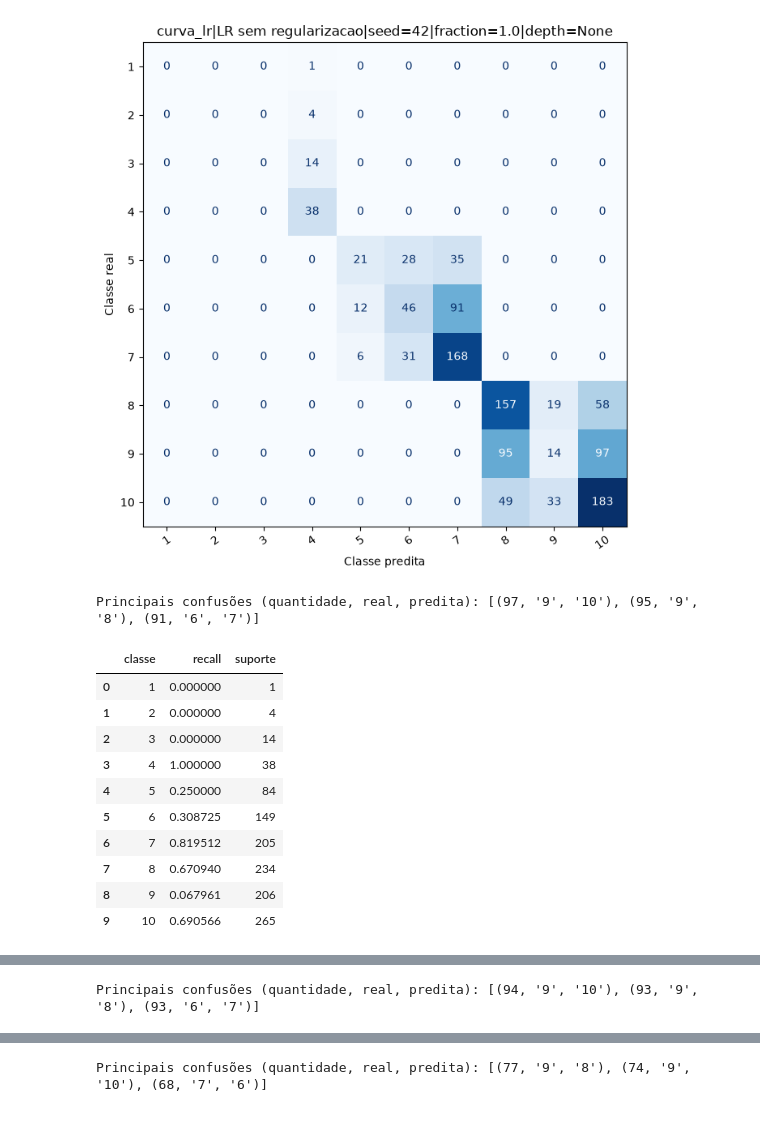
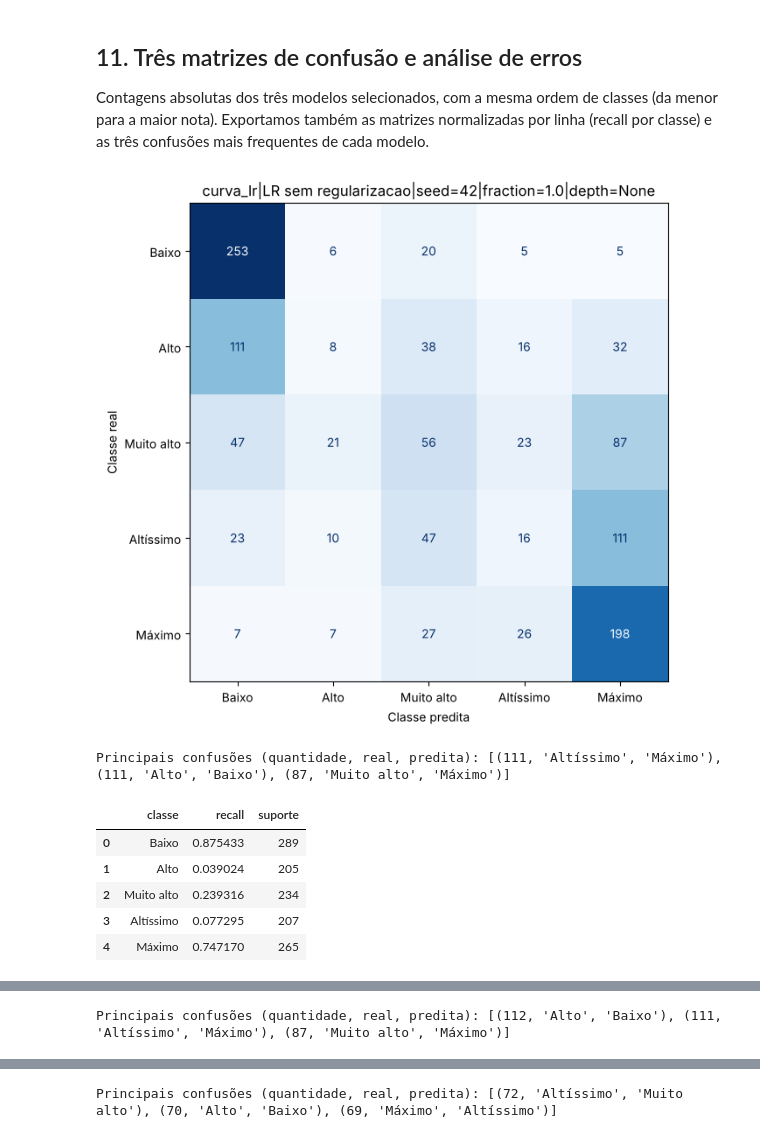
Before and after one commit to SoImRayh/TL_AI-MachineLearning, a Jupyter notebook: notebooks/Gta6ClassificacaoTrabalho.ipynb, the cells around one changed output, grey strips where cells are left out. Saved outputs shown, nothing was run; the diff lists cells and outputs as text; code cells hidden in the pictures.

```diff
--- a/notebooks/Gta6ClassificacaoTrabalho.ipynb
+++ b/notebooks/Gta6ClassificacaoTrabalho.ipynb
@@ -142,0 +130,9 @@ Respostas duplicadas sem ID: 0
+# %%
+leak = pd.crosstab(df[NOTA], df.overall_sentiment)
+display(leak)
+# Cada nota tem um único sentimento -> o sentimento é determinado pela nota.
+assert (leak.gt(0).sum(axis=1) == 1).all()
+# Nenhum outro atributo categórico tem essa propriedade.
+for column in df.select_dtypes(exclude='number').columns.drop('overall_sentiment'):
+    assert not (pd.crosstab(df[NOTA], df[column]).gt(0).sum(axis=1) == 1).all(), column
+leak.to_csv(OUT / 'vazamento_overall_sentiment.csv')
@@ -142,0 +166,24 @@ Respostas duplicadas sem ID: 0
+# %%
+FAIXAS = {'Baixo': range(1, 7), 'Alto': [7], 'Muito alto': [8], 'Altíssimo': [9], 'Máximo': [10]}
+CLASSES = np.array(list(FAIXAS))
+mapa = {nota: classe for classe, notas in FAIXAS.items() for nota in notas}
+df[TARGET] = df[NOTA].map(mapa)
+assert not df[TARGET].isna().any() and df[TARGET].nunique() == 5
+
+original = df[NOTA].value_counts().sort_index()
+agrupado = df[TARGET].value_counts().reindex(CLASSES)
+display(agrupado.rename('quantidade').to_frame().assign(pct=lambda t: (t.quantidade / len(df) * 100).round(1)))
+print('Razão maior/menor classe — original: %.0fx; agrupado: %.2fx'
+      % (original.max() / original.min(), agrupado.max() / agrupado.min()))
+
+fig, axes = plt.subplots(1, 2, figsize=(13, 4.5))
+original.plot.bar(ax=axes[0], color='gray')
+axes[0].set(title='Notas originais (1 a 10)', xlabel='hype_score_1to10', ylabel='Respondentes')
+agrupado.plot.bar(ax=axes[1], color='steelblue')
+axes[1].set(title='Alvo reagrupado (5 classes)', xlabel='classe_hype', ylabel='Respondentes')
+for ax in axes:
+    ax.tick_params(axis='x', rotation=0)
+fig.tight_layout()
+fig.savefig(FIG / 'eda_classes.png', dpi=150)
+plt.show()
+agrupado.rename('quantidade').to_csv(OUT / 'distribuicao_classes.csv')
@@ -584,7 +657,8 @@ for index, family in enumerate(PENALTIES, start=1):
         std = aggregated[column]['std'].to_numpy()
         ax.plot(x, mean, 'o-', label=label, color=color)
         ax.fill_between(x, mean - std, mean + std, alpha=0.18, color=color)
-    ax.set(title=family + ' — média ± desvio (3 sementes)',
+    alpha_txt = '' if PENALTIES[family] is None else f' (alpha={BEST_ALPHA[family]:g})'
+    ax.set(title=family + alpha_txt + ' — média ± desvio (3 sementes)',
            xlabel='Instâncias usadas da partição de treino', ylabel='F1 macro', ylim=(0, 1))
     ax.legend(); fig.tight_layout()
     name = f'curva_{index}_lr.png'
@@ -595,7 +669,7 @@ tree_curve = results[results.experimento == 'curva_ad'].sort_values('max_depth')
 fig, ax = plt.subplots()
 ax.plot(tree_curve.max_depth, tree_curve.treino_f1_macro, 'o-', label='Treino')
 ax.plot(tree_curve.max_depth, tree_curve.validacao_f1_macro, 'o-', label='Validação')
-ax.set(title='Arvore de Decisão própria — curva de complexidade', xlabel='Profundidade máxima permitida',
+ax.set(title='AD própria — curva de complexidade', xlabel='Profundidade máxima permitida',
        ylabel='F1 macro', ylim=(0, 1), xticks=range(1, MAX_DEPTH + 1))
 ax.legend(); fig.tight_layout()
 name = 'curva_5_ad.png'
@@ -736,41 +802,40 @@ Para os três modelos congelados, mostramos contagens absolutas com o mesmo eixo
+# %% [markdown]
+## 11. Três matrizes de confusão e análise de erros
+
+Contagens absolutas dos três modelos selecionados, com a mesma ordem de classes (da menor para a maior nota). Exportamos também as matrizes normalizadas por linha (recall por classe) e as três confusões mais frequentes de cada modelo.
 # %%
 error_summaries = []
 for index, key in enumerate(selected, start=1):
     matrix = confusion_matrix(y_test, predictions[key], labels=CLASSES)
     assert matrix.shape == (len(CLASSES), len(CLASSES)) and matrix.sum() == len(test)
     normalized = np.divide(matrix, matrix.sum(axis=1, keepdims=True),
                            out=np.zeros_like(matrix, dtype=float), where=matrix.sum(axis=1, keepdims=True) != 0)
     pd.DataFrame(matrix, index=CLASSES, columns=CLASSES).to_csv(OUT / f'confusao_{index}_contagens.csv')
     pd.DataFrame(normalized, index=CLASSES, columns=CLASSES).to_csv(OUT / f'confusao_{index}_normalizada.csv')
-    fig, ax = plt.subplots(figsize=(10, 7))
-    ConfusionMatrixDisplay(matrix, display_labels=CLASSES).plot(ax=ax, cmap='Blues', colorbar=False, xticks_rotation=35)
+    fig, ax = plt.subplots(figsize=(8, 6.5))
+    ConfusionMatrixDisplay(matrix, display_labels=CLASSES).plot(ax=ax, cmap='Blues', colorbar=False, xticks_rotation=0)
     ax.set_title(key); ax.set_xlabel('Classe predita'); ax.set_ylabel('Classe real')
     ax.grid(False); fig.tight_layout()
     fig.savefig(FIG / f'matriz_confusao_{index}.png', dpi=150)
     plt.show()
     error_pairs = sorted([(int(matrix[i, j]), str(CLASSES[i]), str(CLASSES[j]))
                           for i in range(len(CLASSES)) for j in range(len(CLASSES)) if i != j and matrix[i, j] > 0], reverse=True)
     top = error_pairs[:3]
     recalls = dict(zip(CLASSES.tolist(), np.diag(normalized).tolist()))
     error_summaries.append({'modelo_id': key, 'principais_erros': top, 'recall_por_classe': recalls})
     print('Principais confusões (quantidade, real, predita):', top)
     display(pd.DataFrame({'classe': CLASSES, 'recall': np.diag(normalized), 'suporte': matrix.sum(axis=1)}))
 # Exportar predições dos três selecionados para auditoria individual.
-prediction_table = test[['respondent_id', TARGET]].copy()
+prediction_table = test[[NOTA, TARGET]].rename_axis('linha').reset_index()
 for index, key in enumerate(selected, start=1):
     prediction_table[f'predicao_modelo_{index}'] = predictions[key]
 prediction_table.to_csv(OUT / 'predicoes_selecionados.csv', index=False)
 # %% [output]
-[figure, old version]
+[figure, new version]
-Principais confusões (quantidade, real, predita): [(97, '9', '10'), (95, '9', '8'), (91, '6', '7')]
+Principais confusões (quantidade, real, predita): [(111, 'Altíssimo', 'Máximo'), (111, 'Alto', 'Baixo'), (87, 'Muito alto', 'Máximo')]
 |  | classe | recall | suporte |
-| 0 | 1 | 0.000000 | 1 |
-| 1 | 2 | 0.000000 | 4 |
-| 2 | 3 | 0.000000 | 14 |
-| 3 | 4 | 1.000000 | 38 |
-| 4 | 5 | 0.250000 | 84 |
-| 5 | 6 | 0.308725 | 149 |
-| 6 | 7 | 0.819512 | 205 |
-| 7 | 8 | 0.670940 | 234 |
-| 8 | 9 | 0.067961 | 206 |
-| 9 | 10 | 0.690566 | 265 |
+| 0 | Baixo | 0.875433 | 289 |
+| 1 | Alto | 0.039024 | 205 |
+| 2 | Muito alto | 0.239316 | 234 |
+| 3 | Altíssimo | 0.077295 | 207 |
+| 4 | Máximo | 0.747170 | 265 |
@@ -778,2 +843,2 @@ Principais confusões (quantidade, real, predita): [(97, '9', '10'), (95, '9', '
-Principais confusões (quantidade, real, predita): [(94, '9', '10'), (93, '9', '8'), (93, '6', '7')]
+Principais confusões (quantidade, real, predita): [(112, 'Alto', 'Baixo'), (111, 'Altíssimo', 'Máximo'), (87, 'Muito alto', 'Máximo')]
 |  | classe | recall | suporte |
@@ -791,2 +851,2 @@ Principais confusões (quantidade, real, predita): [(94, '9', '10'), (93, '9', '
-Principais confusões (quantidade, real, predita): [(77, '9', '8'), (74, '9', '10'), (68, '7', '6')]
+Principais confusões (quantidade, real, predita): [(72, 'Altíssimo', 'Muito alto'), (70, 'Alto', 'Baixo'), (69, 'Máximo', 'Altíssimo')]
 |  | classe | recall | suporte |
```
Also changed, not shown: parts of 38 cells of this notebook, 53 other files.
